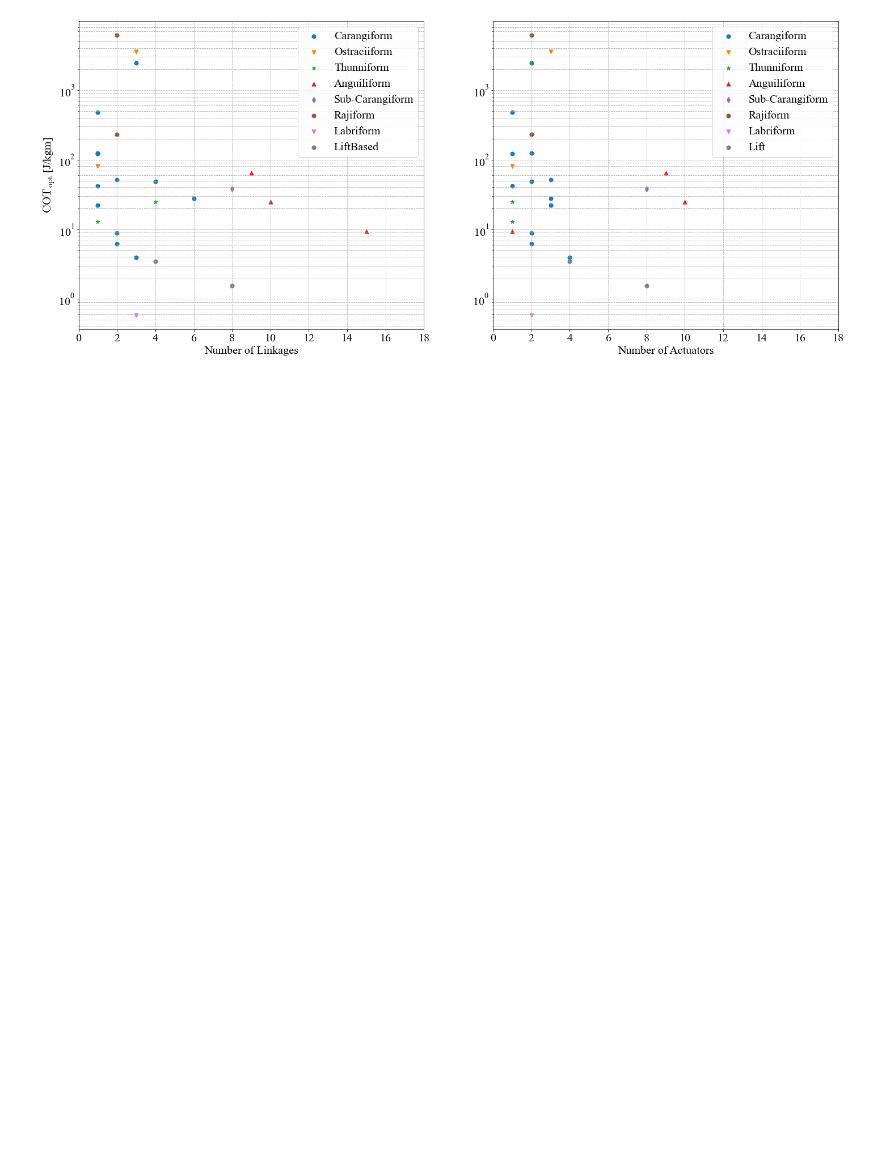
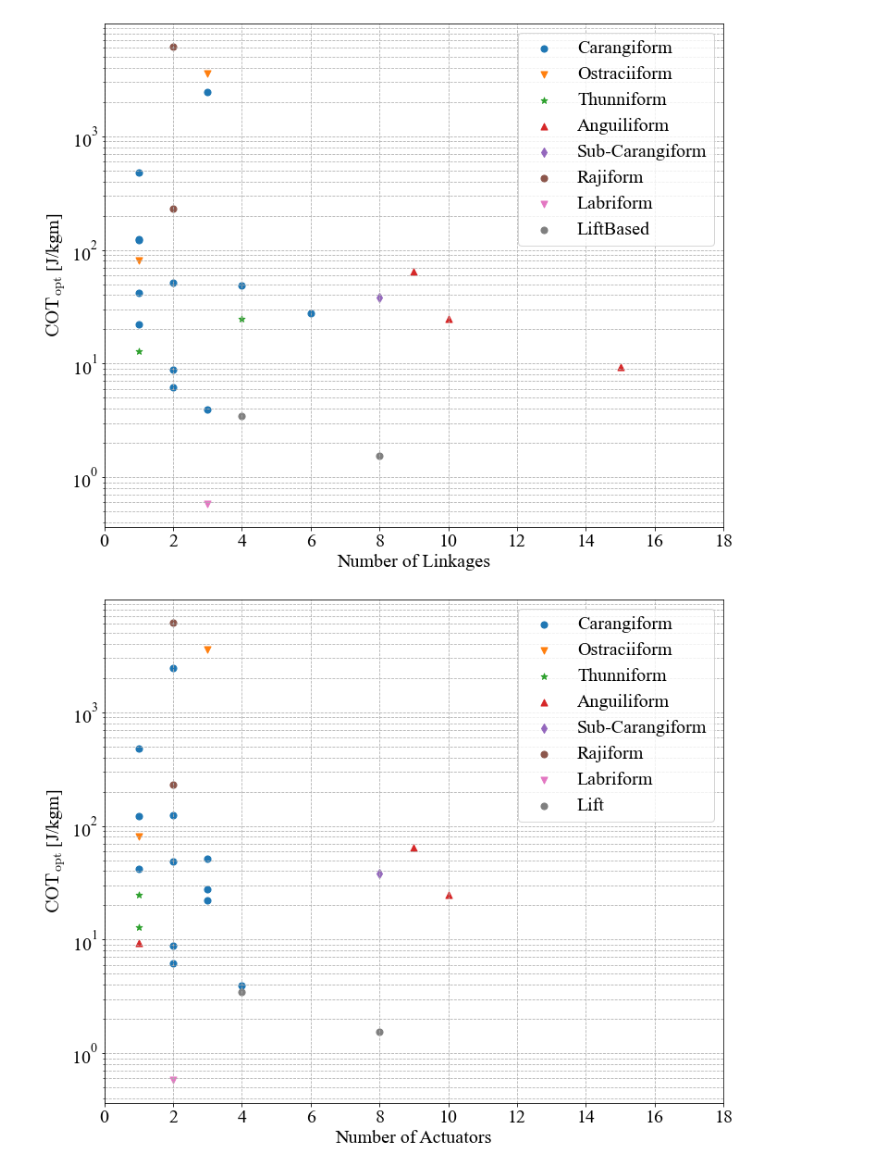
Before and after one commit to michaelcoe/Cost-of-Transport-Estimation, a Jupyter notebook: linkage_study/linkage_plots.ipynb, the cells around one changed output. Cells and saved outputs as stored; diff of their text form; code cells hidden in the pictures; blank space fills up the shorter version.

Commit message:
prettier figures

```diff
--- a/linkage_study/linkage_plots.ipynb
+++ b/linkage_study/linkage_plots.ipynb
@@ -52,42 +52,44 @@ lift_dfs = [lift_cot[lift_cot['Locomotion']==mode] for mode in lift_modes]
 # %%
 marker_size=50
 fit_method = 'least_squares'
 
 markers = ['o', 'v', '*', '^', 'd']
 
 
 # plot COT and Number of actuators
-fig1, axs = plt.subplots(1, 2, figsize=(24,10), facecolor='w')
-axs.flatten()
+fig1, ax1 = plt.subplots(figsize=(12,10), facecolor='w')
+fig2, ax2 = plt.subplots(figsize=(12,10), facecolor='w')
 
 for i, mode in enumerate(bcf_modes):
-    axs[0].scatter(bcf_dfs[i]['No Linkages'], bcf_dfs[i]['COTopt [J/kgm]'], marker=markers[i], s=marker_size, label=mode)
-    axs[1].scatter(bcf_dfs[i]['No Actuators'], bcf_dfs[i]['COTopt [J/kgm]'], marker=markers[i], s=marker_size, label=mode)
+    ax1.scatter(bcf_dfs[i]['No Linkages'], bcf_dfs[i]['COTopt [J/kgm]'], marker=markers[i], s=marker_size, label=mode)
+    ax2.scatter(bcf_dfs[i]['No Actuators'], bcf_dfs[i]['COTopt [J/kgm]'], marker=markers[i], s=marker_size, label=mode)
 
 for i, mode in enumerate(mpf_modes):
-    axs[0].scatter(mpf_dfs[i]['No Linkages'], mpf_dfs[i]['COTopt [J/kgm]'], marker=markers[i], s=marker_size, label=mode)
-    axs[1].scatter(mpf_dfs[i]['No Actuators'], mpf_dfs[i]['COTopt [J/kgm]'], marker=markers[i], s=marker_size, label=mode)
+    ax1.scatter(mpf_dfs[i]['No Linkages'], mpf_dfs[i]['COTopt [J/kgm]'], marker=markers[i], s=marker_size, label=mode)
+    ax2.scatter(mpf_dfs[i]['No Actuators'], mpf_dfs[i]['COTopt [J/kgm]'], marker=markers[i], s=marker_size, label=mode)
 
 for i, mode in enumerate(lift_modes):
-    axs[0].scatter(lift_dfs[i]['No Linkages'], lift_dfs[i]['COTopt [J/kgm]'], marker=markers[i], s=marker_size, label=mode)
-    axs[1].scatter(lift_dfs[i]['No Actuators'], lift_dfs[i]['COTopt [J/kgm]'], marker=markers[i], s=marker_size, label='Lift')
+    ax1.scatter(lift_dfs[i]['No Linkages'], lift_dfs[i]['COTopt [J/kgm]'], marker=markers[i], s=marker_size, label=mode)
+    ax2.scatter(lift_dfs[i]['No Actuators'], lift_dfs[i]['COTopt [J/kgm]'], marker=markers[i], s=marker_size, label='Lift')
 
-axs[0].set_xlabel('Number of Linkages')
-axs[0].set_ylabel('$\mathrm{COT_{opt}}$ [J/kgm]')
-axs[0].set_xticks(np.arange(0, 20, 2))
-axs[0].set_yscale('log')
-axs[0].grid(which='both', linestyle='--')
-axs[0].legend()
+ax1.set_xlabel('Number of Linkages')
+ax1.set_ylabel('$\mathrm{COT_{opt}}$ [J/kgm]')
+ax1.set_xticks(np.arange(0, 20, 2))
+ax1.set_yscale('log')
+ax1.grid(which='both', linestyle='--')
+ax1.legend()
 
-axs[1].set_xlabel('Number of Actuators')
-#axs[1].set_ylabel('$\mathrm{COT_{opt}}$ [J/kgm]')
-axs[1].set_xticks(np.arange(0, 20, 2))
-axs[1].set_yscale('log')
-axs[1].grid(which='both', linestyle='--')
-axs[1].legend()
-fig1.savefig('uuv_cot_linkages.pdf', facecolor='w', dpi=300)
+ax2.set_xlabel('Number of Actuators')
+ax2.set_ylabel('$\mathrm{COT_{opt}}$ [J/kgm]')
+ax2.set_xticks(np.arange(0, 20, 2))
+ax2.set_yscale('log')
+ax2.grid(which='both', linestyle='--')
+ax2.legend()
+fig1.savefig('uuv_cot_linkages.pdf', facecolor='w', dpi=300, bbox_inches='tight')
+fig2.savefig('uuv_cot_actuators.pdf', facecolor='w', dpi=300, bbox_inches='tight')
 # %% [output]
-[figure, old version]
+[figure, new version]
+[figure, added]
 # %%
 data_path = Path(dataBase_path, linkage_file)
 xlsx = pd.ExcelFile(data_path)
```
Also changed, not shown: parts of 2 cells of this notebook, 8 other files.
